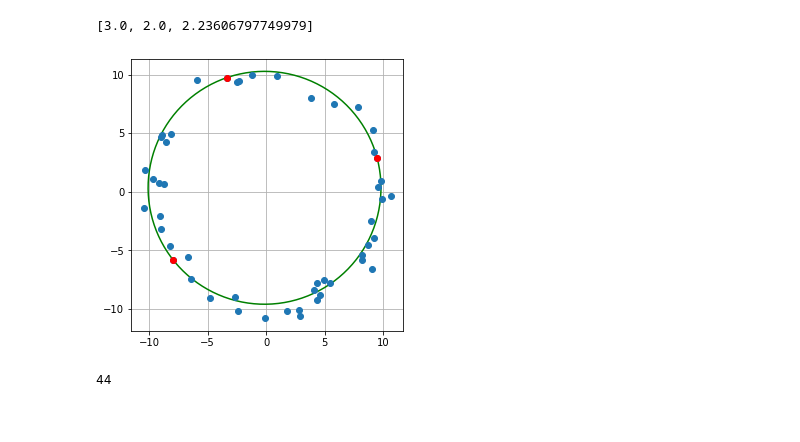
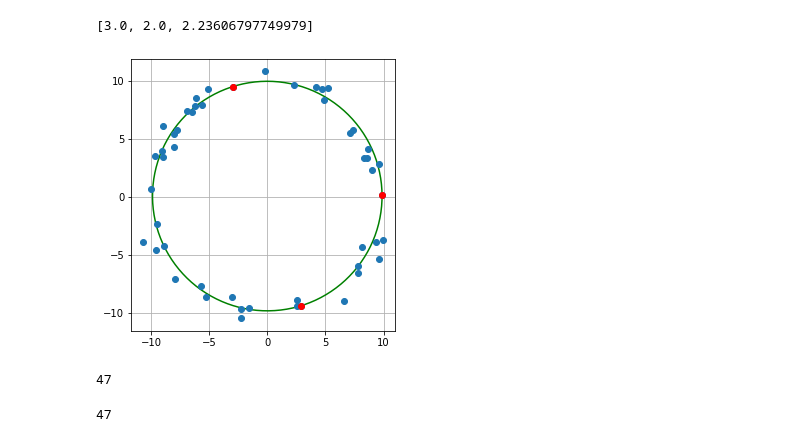
Before and after one commit to ChamithDilshan/EN2550_Image_processing_and_machine_vision, a Jupyter notebook: Assignments/Assignment_2/code.ipynb, the cells around one changed output. Saved outputs shown, nothing was run; the diff lists cells and outputs as text; code cells hidden in the pictures.

```diff
--- a/Assignments/Assignment_2/code.ipynb
+++ b/Assignments/Assignment_2/code.ipynb
@@ -80,40 +80,49 @@ def drawCircle(x0,y0,r,PX,PY):
     ax.grid('on')
     plt.show()
 # %%
-def random3():
-    a,b,c = np.random.randint(50,size=3)
+def random3(n):
+    a,b,c = np.random.randint(n,size=3)
     if a==b or b==c or a==c:
-        return random3()
+        return random3(n)
     else:
         return a,b,c
 # %%
 def pointToCircle(hh,kk,r,x11,y11):
     return (np.abs(np.sqrt((x11-hh)**2+(y11-kk)**2)-r))
 # %%
-best = []
+ransac = []
 max_inliers = 0
+inlier_set = []
+
 for i in range(total_points):
-    point1, point2, point3 = random3()
+
+    point1, point2, point3 = random3(total_points)
     inliers = 0
-
 
     center_x, center_y, radius = findCircle(x[point1],y[point1],x[point2],y[point2],x[point3],y[point3])
 
-    # drawCircle(center_x,center_y,radius,[x[point1],x[point2],x[point3]],[y[point1],y[point2],y[point3]])
-
+    inlier_set = []
     for j in range(total_points):
         d = pointToCircle(center_x,center_y,radius,x[j],y[j])
-        if d<1: inliers+=1
+        if d<1:
+            inliers+=1
+            inlier_set.append([x[j],y[j]])
+
 
     outliers = total_points - inliers
 
     if inliers > max_inliers:
-        best = [point1,point2,point3]
+        ransac = [point1,point2,point3]
         max_inliers = inliers
-        best_center_x, best_center_y, best_radius = center_x, center_y, radius
+        ransac_center_x, ransac_center_y, ransac_radius = center_x, center_y, radius
+        ransac_set = inlier_set
 
-drawCircle(best_center_x,best_center_y,best_radius,[x[best[0]],x[best[1]],x[best[2]]],[y[best[0]],y[best[1]],y[best[2]]])
+drawCircle(ransac_center_x,ransac_center_y,ransac_radius,[x[ransac[0]],x[ransac[1]],x[ransac[2]]],[y[ransac[0]],y[ransac[1]],y[ransac[2]]])
 print(max_inliers)
 # %% [output]
-[figure, old version]
+[figure, new version]
-44
+47
+# %%
+print(len(ransac_set))
+# %% [output]
+47
```
Also changed, not shown: parts of 4 cells of this notebook.
